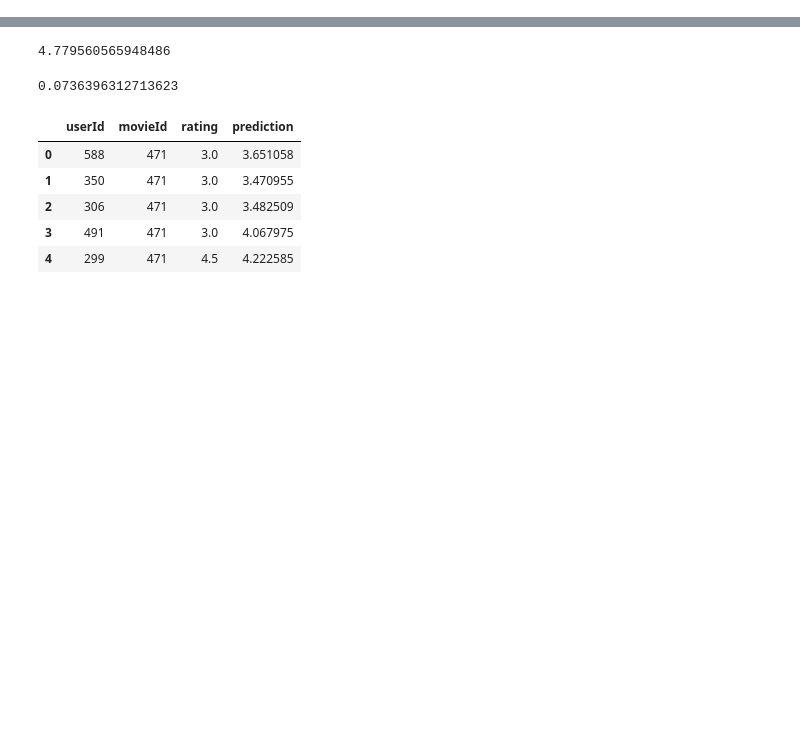
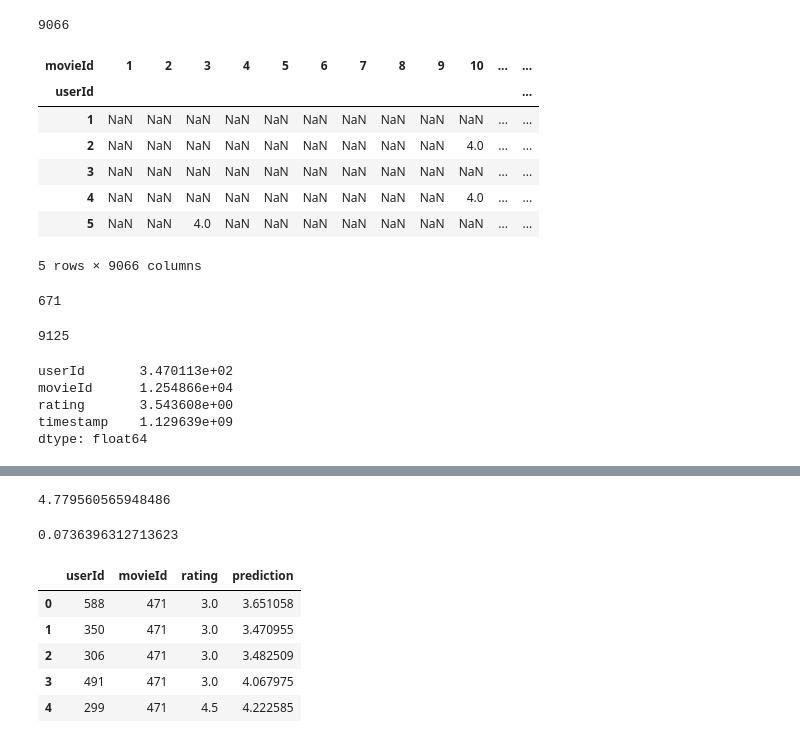
Before and after one commit to Laszarus/dsi-recommender-case-study, a Jupyter notebook: nick/nick_spark.ipynb, the cells around one changed output, grey strips where cells are left out. Saved outputs shown, nothing was run; the diff lists cells and outputs as text; code cells hidden in the pictures; blank space fills up the shorter version.

```diff
--- a/nick/nick_spark.ipynb
+++ b/nick/nick_spark.ipynb
@@ -38,3 +47,34 @@ ratings_df = ratings_df.drop(ratings_df['timestamp'])
+# %%
+pd_ratings['movieId'].nunique()
+# %% [output]
+9066
+# %%
+pd_ratings.pivot(index='userId', columns='movieId', values='rating').head()
+# %% [output]
+| movieId | 1 | 2 | 3 | 4 | 5 | 6 | 7 | 8 | 9 | 10 | ... | ... |
+| userId |  |  |  |  |  |  |  |  |  |  |  | ... |
+| 1 | NaN | NaN | NaN | NaN | NaN | NaN | NaN | NaN | NaN | NaN | ... | ... |
+| 2 | NaN | NaN | NaN | NaN | NaN | NaN | NaN | NaN | NaN | 4.0 | ... | ... |
+| 3 | NaN | NaN | NaN | NaN | NaN | NaN | NaN | NaN | NaN | NaN | ... | ... |
+| 4 | NaN | NaN | NaN | NaN | NaN | NaN | NaN | NaN | NaN | 4.0 | ... | ... |
+| 5 | NaN | NaN | 4.0 | NaN | NaN | NaN | NaN | NaN | NaN | NaN | ... | ... |
+5 rows × 9066 columns
+# %%
+(pd_ratings['userId']).nunique()
+# %% [output]
+671
+# %%
+len(pd_movies)
+# %% [output]
+9125
+# %%
+pd_ratings.mean(axis=0)
+# %% [output]
+userId       3.470113e+02
+movieId      1.254866e+04
+rating       3.543608e+00
+timestamp    1.129639e+09
+dtype: float64
 # %%
 # To convert predictions matrix into a more interpretable form
 def convert_movie_id(pd_ratings, pd_movies):
```
Also changed, not shown: parts of 11 cells of this notebook, 3 other files.
